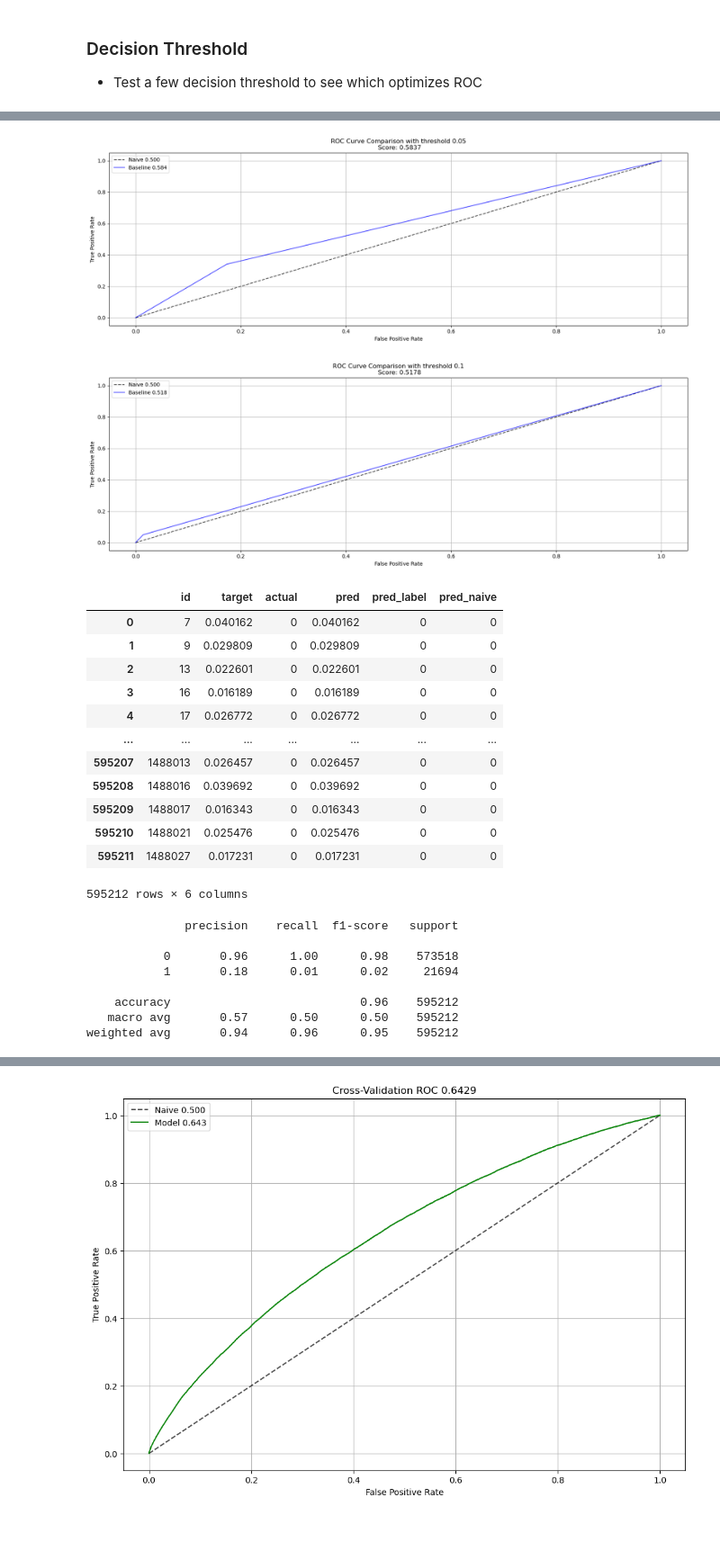
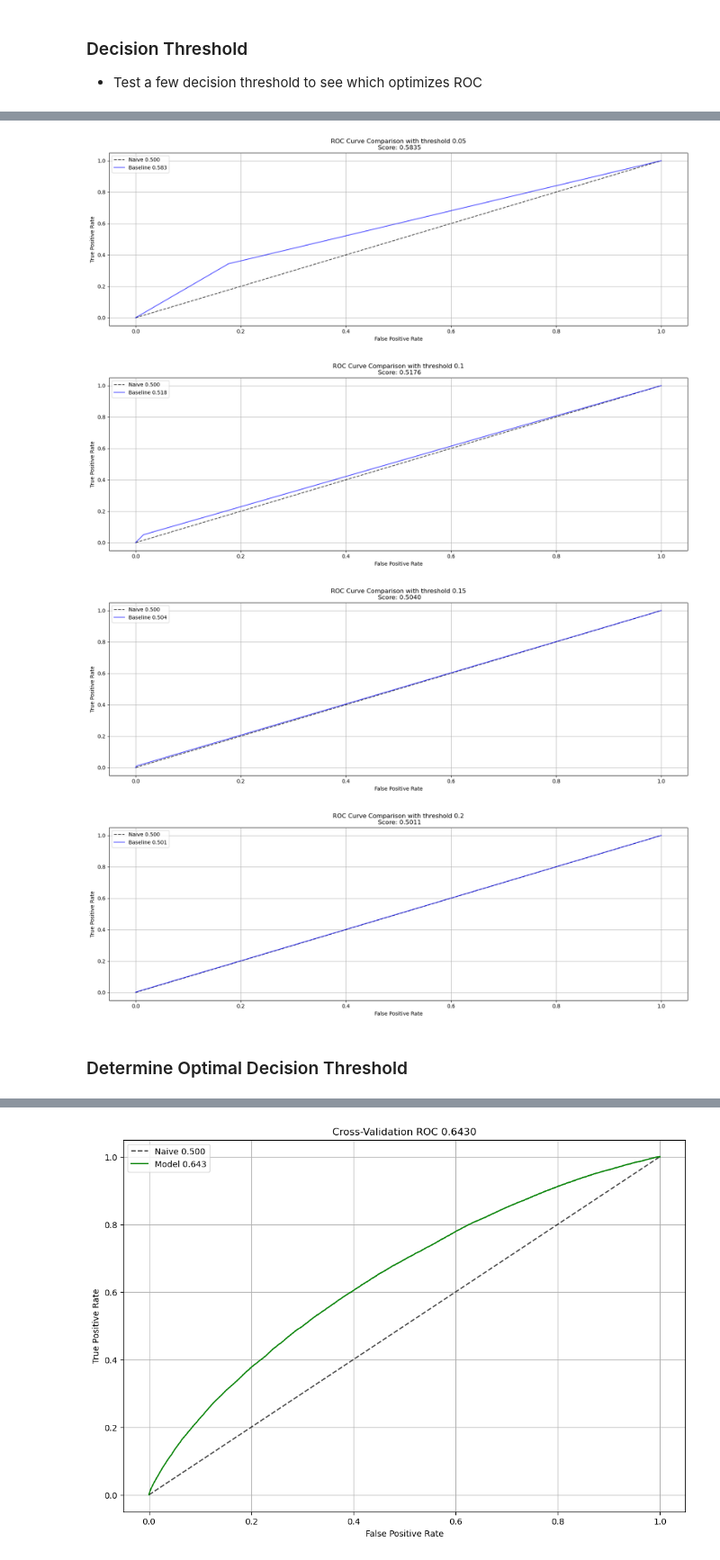
Before and after one commit to RickArko/ami-porto, a Jupyter notebook: Model.ipynb, the cells around one changed output, grey strips where cells are left out. Shown at 90% size. Saved outputs shown, nothing was run; the diff lists cells and outputs as text; code cells hidden in the pictures; blank space fills up the shorter version.

Commit message:
Optimized decision threshold

```diff
--- a/Model.ipynb
+++ b/Model.ipynb
@@ -252,3 +242,6 @@ plt.show()
 # %%
-df_actuals = train[["id", "target"]].rename(columns={"target": "actual"})
+TRUE_LABEL = "actual"
+PRED_LABEL = "pred_label"
+
+df_actuals = train[["id", LABEL]].rename(columns={LABEL: TRUE_LABEL})
 dfscore = dfcv.merge(df_actuals)
@@ -265,59 +250,34 @@ dfscore = dfcv.merge(df_actuals)
 
 - Test a few decision threshold to see which optimizes ROC
 # %%
-for thresh in [.02, .03, .05, .1]:
-    dfshow["label"] = np.where(dfshow["target"] >= thresh, 1, 0)
-    roc_base = roc_auc_score(dfshow["actual"], dfshow["label"])
-    roc_naive = roc_auc_score(dfshow["actual"], dfshow["pred_naive"])
+for thresh in [.02, .03, .05, .1, .15, .20,]:
+    dfscore["label"] = np.where(dfscore["target"] >= thresh, 1, 0)
+    roc_base = roc_auc_score(dfscore["actual"], dfscore["label"])
+    roc_naive = roc_auc_score(dfscore["actual"], dfscore["pred_naive"])
 
-    fpr_baseline, tpr_baseline, _ = roc_curve(dfshow["actual"],  dfshow["label"])
-    fpr_naive, tpr_naive, _ = roc_curve(dfshow["actual"],  dfshow["pred_naive"])
+    fpr_baseline, tpr_baseline, _ = roc_curve(dfscore["actual"],  dfscore["label"])
+    fpr_naive, tpr_naive, _ = roc_curve(dfscore["actual"],  dfscore["pred_naive"])
 
     plt.plot(fpr_naive, tpr_naive, label=f"Naive {roc_naive:.3f}", alpha=0.7, color="black", linestyle="--")
     plt.plot(fpr_baseline, tpr_baseline, label=f"Baseline {roc_base:.3f}", color="Blue", alpha=0.7)
     plt.legend(loc="upper left")
     plt.ylabel('True Positive Rate')
     plt.xlabel('False Positive Rate')
     plt.rcParams["figure.figsize"] = (20, 6)
     plt.title(f'ROC Curve Comparison with threshold {thresh}\n Score: {roc_base:.4f}')
     plt.grid()
     # fname = PLOT_DIR.joinpath("roc_curve_comparison.png")
     # plt.savefig(fname)
+    if SAVE_PLOTS:
+        fname = PLOT_DIR.joinpath(f"Model-Decision-Threshold-{thresh}.png")
+        plt.savefig(fname)
     plt.show()
 # %% [output]
 [figure]
 [figure]
 [figure]
 [figure]
+[figure, added]
+[figure, added]
-# %%
-THRESH = .15
-
-dfscore["pred"] = dfscore["target"]
-dfscore["pred_label"] = np.where(dfscore["pred"] >= THRESH, 1, 0)
-dfscore["pred_naive"] = 0
-dfscore
-# %% [output]
-|  | id | target | actual | pred | pred_label | pred_naive |
-| 0 | 7 | 0.040162 | 0 | 0.040162 | 0 | 0 |
-| 1 | 9 | 0.029809 | 0 | 0.029809 | 0 | 0 |
-| 2 | 13 | 0.022601 | 0 | 0.022601 | 0 | 0 |
-| 3 | 16 | 0.016189 | 0 | 0.016189 | 0 | 0 |
-| 4 | 17 | 0.026772 | 0 | 0.026772 | 0 | 0 |
-| ... | ... | ... | ... | ... | ... | ... |
-| 595207 | 1488013 | 0.026457 | 0 | 0.026457 | 0 | 0 |
-| 595208 | 1488016 | 0.039692 | 0 | 0.039692 | 0 | 0 |
-| 595209 | 1488017 | 0.016343 | 0 | 0.016343 | 0 | 0 |
-| 595210 | 1488021 | 0.025476 | 0 | 0.025476 | 0 | 0 |
-| 595211 | 1488027 | 0.017231 | 0 | 0.017231 | 0 | 0 |
-595212 rows × 6 columns
-# %%
-print(classification_report(dfscore["actual"], dfscore["pred_label"]))
-# %% [output]
-              precision    recall  f1-score   support
-
-           0       0.96      1.00      0.98    573518
-           1       0.18      0.01      0.02     21694
-
-    accuracy                           0.96    595212
-   macro avg       0.57      0.50      0.50    595212
-weighted avg       0.94      0.96      0.95    595212
+# %% [markdown]
+### Determine Optimal Decision Threshold
```
Also changed, not shown: parts of 20 cells of this notebook.
